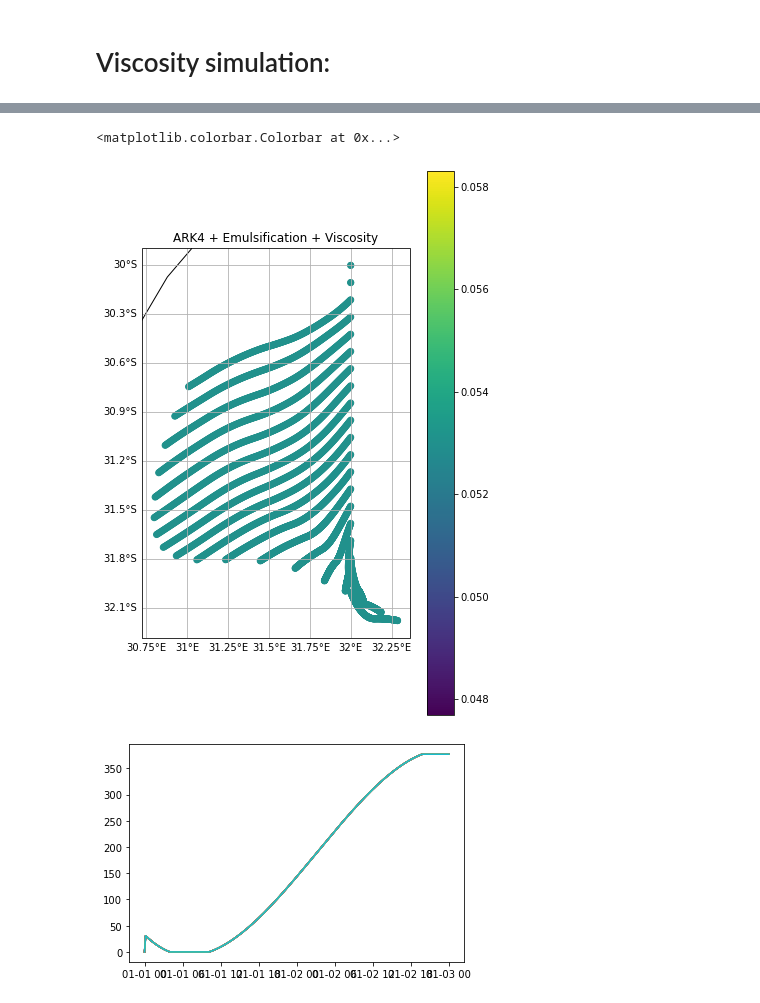
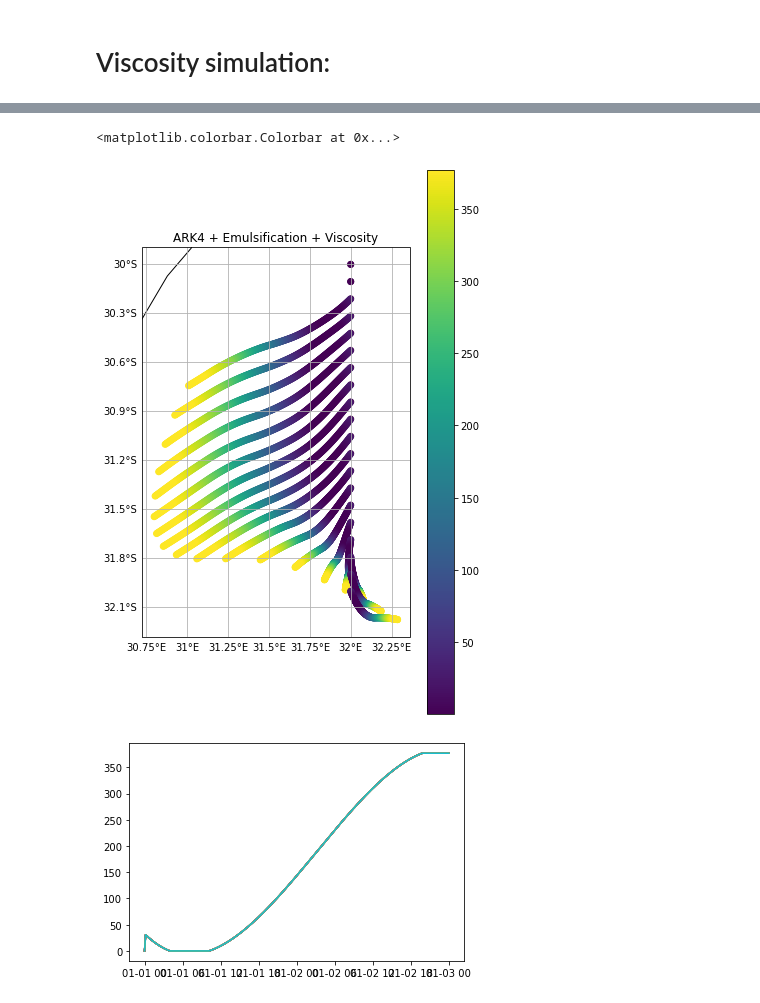
Before and after one commit to OceanParcels/WOC_OilSpills, a Jupyter notebook: Basic_oil_model_2022-01-24.ipynb, the cells around one changed output, grey strips where cells are left out. Saved outputs shown, nothing was run; the diff lists cells and outputs as text; code cells hidden in the pictures.

Commit message:
correcting plotting

```diff
--- a/Basic_oil_model_2022-01-24.ipynb
+++ b/Basic_oil_model_2022-01-24.ipynb
@@ -426,26 +427,26 @@ Data variables:
 # %%
 from matplotlib import pyplot as plt
 import cartopy
 import cartopy.crs as ccrs
 from cartopy.mpl.gridliner import LONGITUDE_FORMATTER, LATITUDE_FORMATTER
 
 plt.figure(figsize=(6,10)) #(17,5)
 
 ax1 = plt.subplot(111, projection=ccrs.PlateCarree())
 ax1.coastlines(resolution='50m')
-cc = ax1.scatter(ds_E_01['lon'], ds_E_01['lat'], c = ds_E_01['viscosity'], transform=ccrs.PlateCarree()) #marker='o'
+cc = ax1.scatter(ds_V['lon'], ds_V['lat'], c = ds_V['viscosity'], transform=ccrs.PlateCarree()) #marker='o'
 # ax1.set_xlim([4, 10])
 # ax1.set_ylim([52, 59])
 gl = ax1.gridlines(crs=ccrs.PlateCarree(), draw_labels=True)
 gl.xlabels_top = False
 gl.ylabels_right = False
 gl.xformatter = LONGITUDE_FORMATTER
 gl.yformatter = LATITUDE_FORMATTER
 ax1.set_title('ARK4 + Emulsification + Viscosity')
 plt.colorbar(cc)
 # %% [output]
 <matplotlib.colorbar.Colorbar at 0x...>
-[figure, old version]
+[figure, new version]
 # %%
 plt.figure()
 
```
Also changed, not shown: parts of 1 cell of this notebook.
